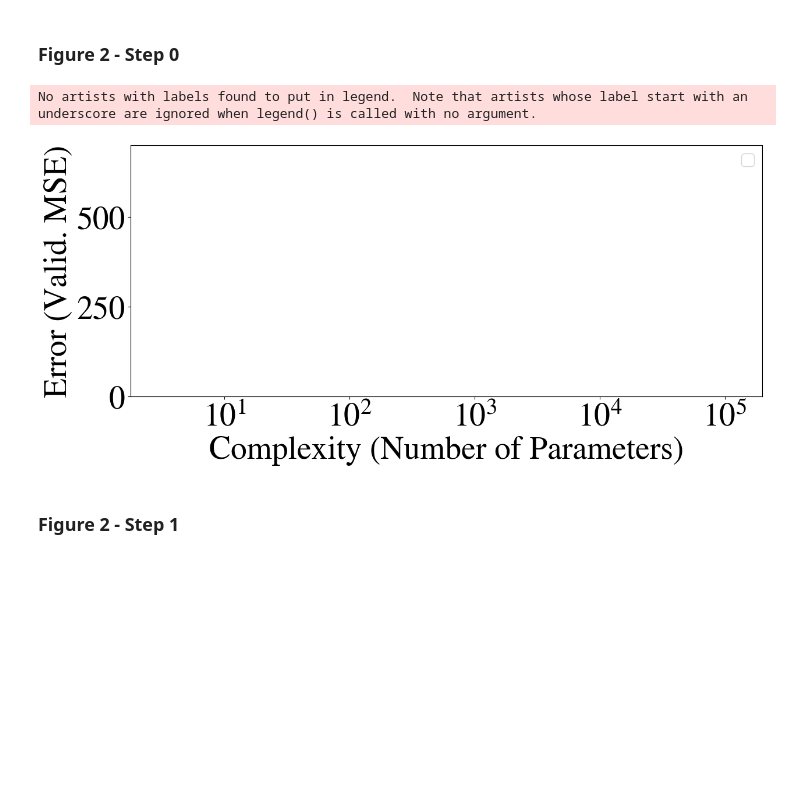
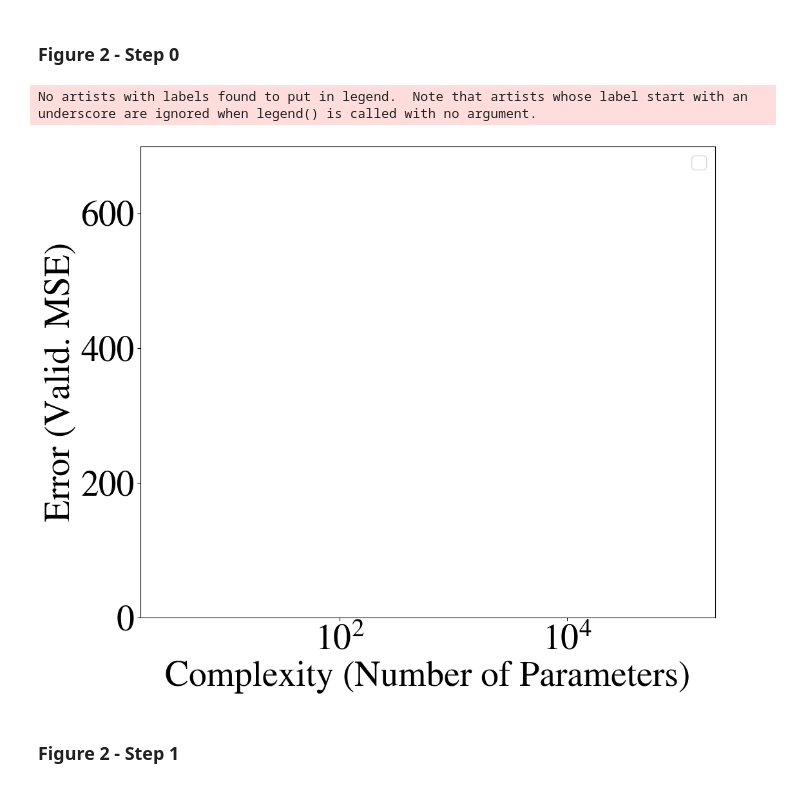
Before and after one commit to tbeucler/ml4rt, a Jupyter notebook: notebooks_tbeucler/04_AOFD_Figures.ipynb, the cells around one changed output. Drawn from its saved outputs; the diff is of its cells as text; code cells hidden in the pictures; blank space fills up the shorter version.

Commit message:
Updatign Pareto figures to accomodate Ryan & Sara's data

```diff
--- a/notebooks_tbeucler/04_AOFD_Figures.ipynb
+++ b/notebooks_tbeucler/04_AOFD_Figures.ipynb
@@ -404,30 +479,30 @@ def extract_pareto_data(dyamond22, key_substrings,
 ### Figure 2 - Step 0
 # %%
 # Plot setup
-#fig = plt.figure(figsize=(23/2, 19/2))
-fig = plt.figure(figsize=(35/2.5, 14/2.5))
+fig = plt.figure(figsize=(23/2, 19/2))
+#fig = plt.figure(figsize=(35/2.5, 14/2.5))
 ax = fig.add_subplot(111)
 
 # Set limits
 ax.set_xlim((0.25, 5.3))
 ax.set_ylim((0, 699))
 
 # Improve the plot
 plt.xlabel('Complexity (Number of Parameters)')
 plt.ylabel('Error (Valid. MSE)')
 plt.legend(loc='upper right')
 # Eliminate all redondant legend entries
 handles, labels = plt.gca().get_legend_handles_labels()
 by_label = dict(zip(labels, handles))
 plt.legend(by_label.values(), by_label.keys(),fontsize=fz/2)
 
 # Use scientific notation for x-ticks
 ax.xaxis.set_major_formatter(ticker.FuncFormatter(lambda x, pos: f'$10^{{{int(x)}}}$'))
 
 plt.show()
 # %% [output]
 No artists with labels found to put in legend.  Note that artists whose label start with an underscore are ignored when legend() is called with no argument.
-[figure, old version]
+[figure, new version]
 # %% [markdown]
 ### Figure 2 - Step 1
 # %%
```
Also changed, not shown: parts of 33 cells of this notebook.
